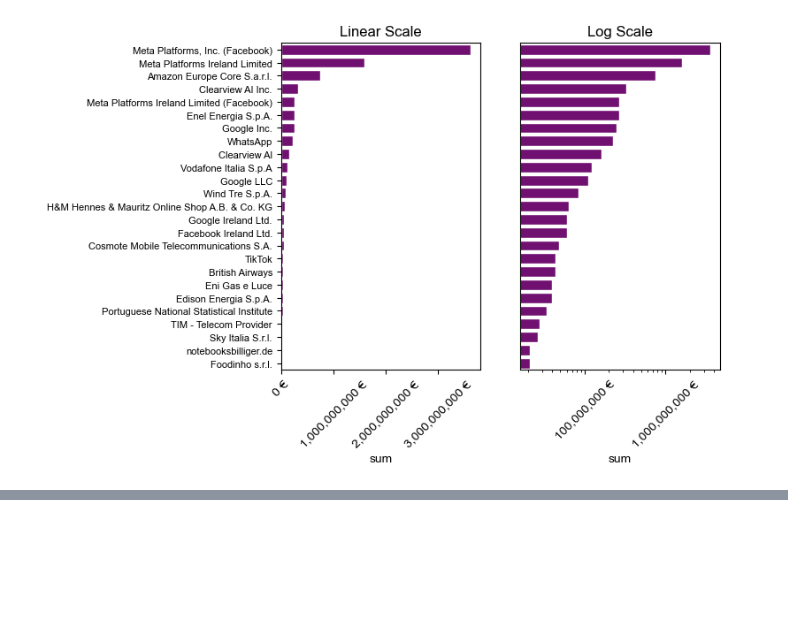
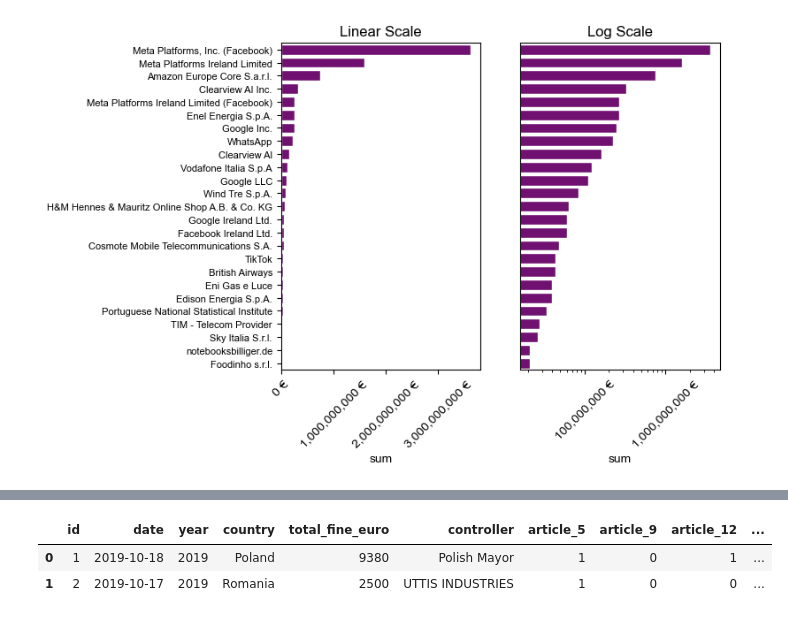
Before and after one commit to dc27/gdpr-fines-analysis, a Jupyter notebook: dev.ipynb, the cells around one changed output, grey strips where cells are left out. Cells and saved outputs as stored; diff of their text form; code cells hidden in the pictures; blank space fills up the shorter version.

```diff
--- a/dev.ipynb
+++ b/dev.ipynb
@@ -433,0 +450,6 @@ top_25_fined_controllers
+# %%
+with_controller.head(2)
+# %% [output]
+|  | id | date | year | country | total_fine_euro | controller | article_5 | article_9 | article_12 | ... |
+| 0 | 1 | 2019-10-18 | 2019 | Poland | 9380 | Polish Mayor | 1 | 0 | 1 | ... |
+| 1 | 2 | 2019-10-17 | 2019 | Romania | 2500 | UTTIS INDUSTRIES | 1 | 0 | 0 | ... |
```
Also changed, not shown: parts of 10 cells of this notebook.
